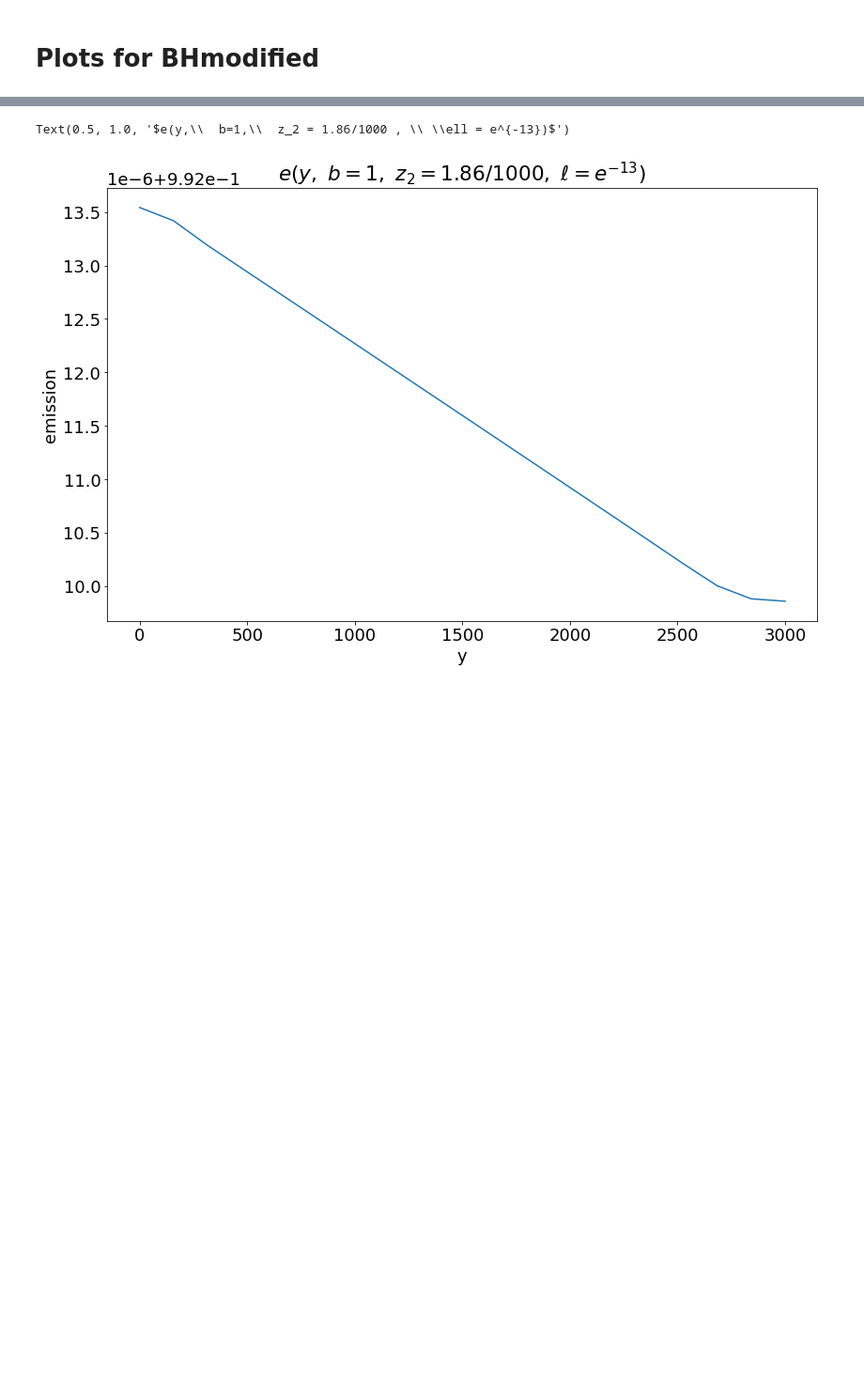
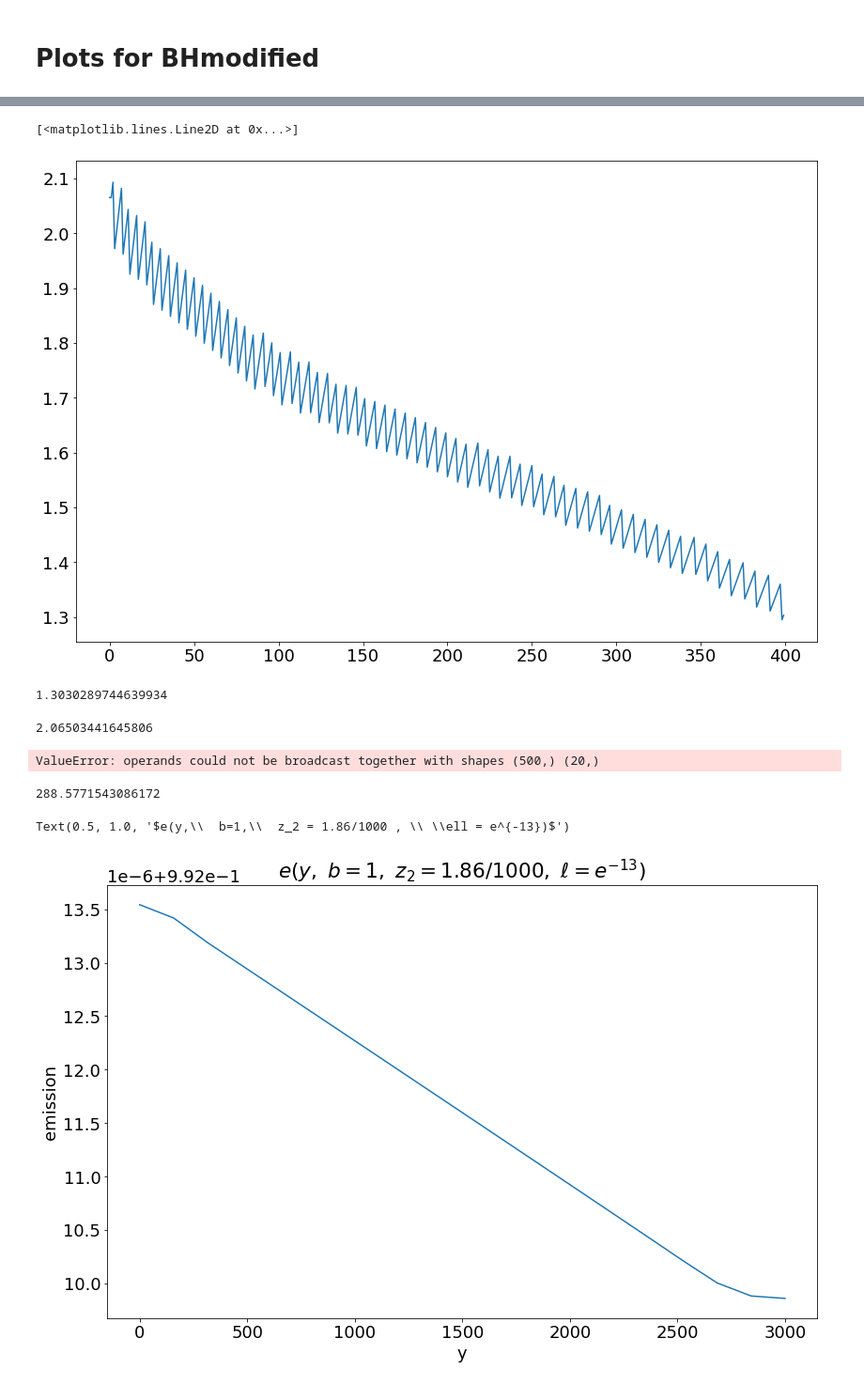
Before and after one commit to lphansen/ClimateUncertaintySpillover, a Jupyter notebook: source/solution_plots.ipynb, the cells around one changed output, grey strips where cells are left out. Shown at 94% size. Cells and saved outputs as stored; diff of their text form; code cells hidden in the pictures; blank space fills up the shorter version.

```diff
--- a/source/solution_plots.ipynb
+++ b/source/solution_plots.ipynb
@@ -34,0 +102,13 @@ dict_keys([2.2603294069810542e-06, 2.360329406981054e-06, 2.661196580895438e-06,
+# %%
+plt.plot(et[:400] - solu_bbh[0]['y'], label="new HJB")
+# %% [output]
+[<matplotlib.lines.Line2D at 0x...>]
+[figure, added]
+# %%
+et[400-1] - solu_bbh[0]['y'][400-1]
+# %% [output]
+1.3030289744639934
+# %%
+et[0] - solu_bbh[0]['y'][0]
+# %% [output]
+2.06503441645806
@@ -35,3 +118,13 @@ dict_keys([2.2603294069810542e-06, 2.360329406981054e-06, 2.661196580895438e-06,
+# %%
+Y = np.linspace(0, 4000, 500)
+y0 = (870-580)*np.ones(20)
+np.abs(y - y0).argmin()
+# %% [output]
+ValueError: operands could not be broadcast together with shapes (500,) (20,)
+# %%
+y[36]
+# %% [output]
+288.5771543086172
 # %%
 numz = 10
 z_min = 1.86/1000 - 4*.42/1000
```
Also changed, not shown: parts of 14 cells of this notebook, 5 other files.
